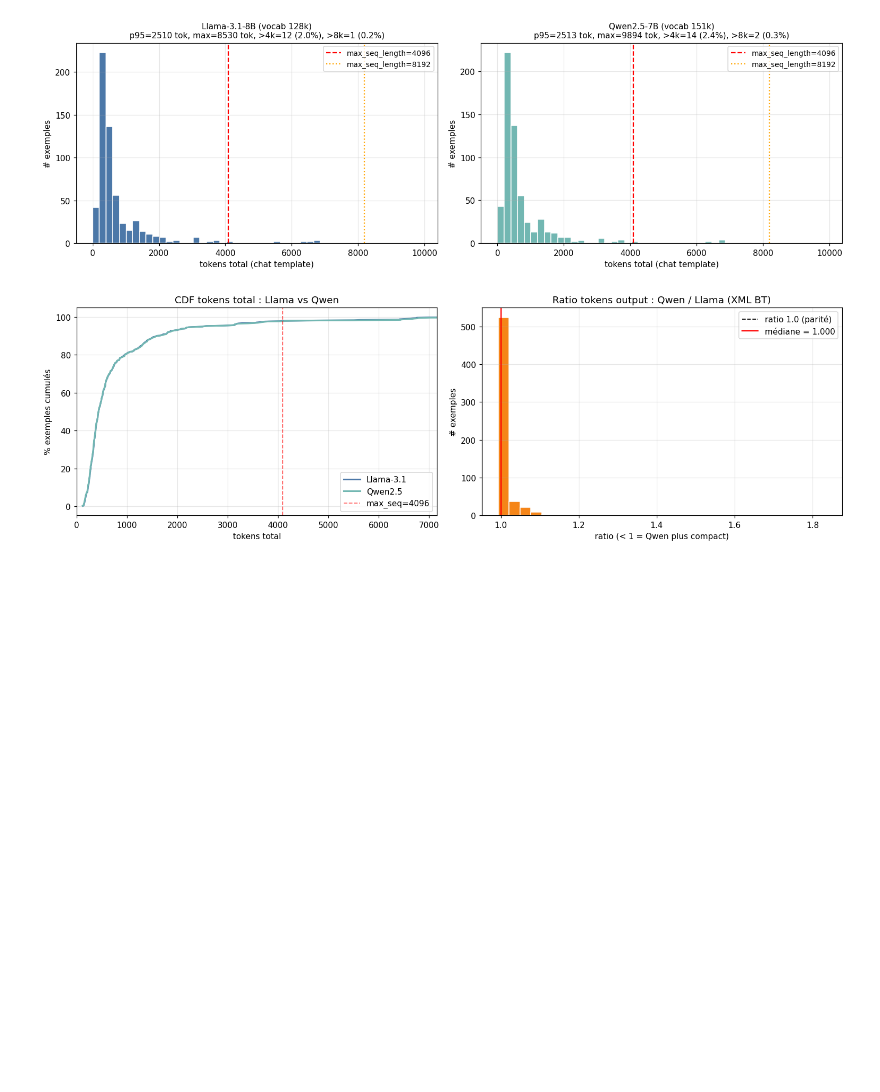
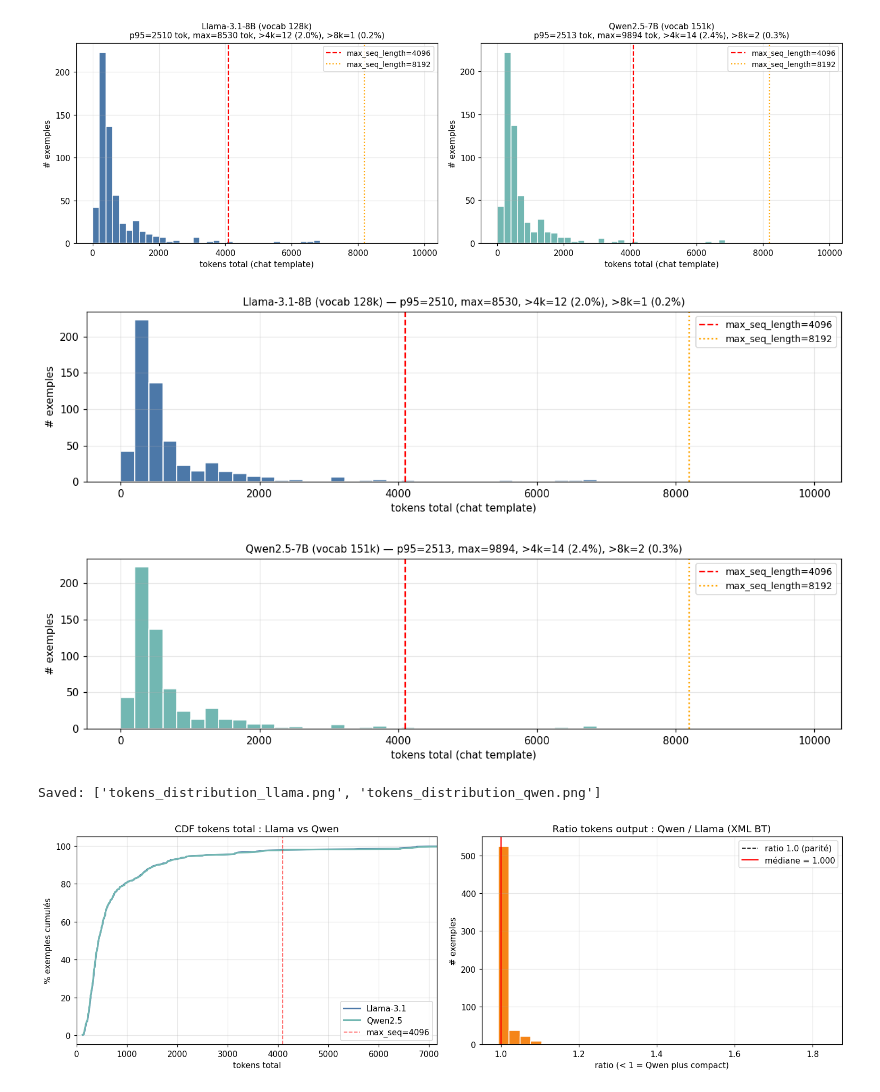
Before and after one commit to BTGenTP/BTGenBot_Nav4Rails, a Jupyter notebook: notebooks/eda_BT_synthesis_Benjamin.ipynb, the cells around one changed output. Cells and saved outputs as stored; diff of their text form; code cells hidden in the pictures; blank space fills up the shorter version.

```diff
--- a/notebooks/eda_BT_synthesis_Benjamin.ipynb
+++ b/notebooks/eda_BT_synthesis_Benjamin.ipynb
@@ -781,6 +808,34 @@ plt.savefig(FIGS_DIR / 'tokens_distribution.png')
 plt.show()
 # %% [output]
 [figure]
+# %%
+# 4.4bis — Tokens : aussi 2 PNG séparés (1 par tokenizer) pour layout vertical en slide
+for label, color, name, fname in [
+    ('llama', COLOR_PRIMARY,   'Llama-3.1-8B (vocab 128k)', 'tokens_distribution_llama.png'),
+    ('qwen',  COLOR_SECONDARY, 'Qwen2.5-7B (vocab 151k)',   'tokens_distribution_qwen.png'),
+]:
+    s = df[f'tok_{label}_total']
+    fig, ax = plt.subplots(figsize=(11, 3.2))
+    ax.hist(s, bins=BINS, color=color, edgecolor='white')
+    ax.axvline(4096, color='red', linestyle='--', linewidth=1.5, label='max_seq_length=4096')
+    ax.axvline(8192, color='orange', linestyle=':', linewidth=1.5, label='max_seq_length=8192')
+    n_trunc_4k = (s > 4096).sum()
+    n_trunc_8k = (s > 8192).sum()
+    ax.set_title(f'{name} — p95={int(s.quantile(0.95))}, max={int(s.max())}, '
+                 f'>4k={n_trunc_4k} ({100*n_trunc_4k/len(s):.1f}%), '
+                 f'>8k={n_trunc_8k} ({100*n_trunc_8k/len(s):.1f}%)', fontsize=10)
+    ax.set_xlabel('tokens total (chat template)')
+    ax.set_ylabel('# exemples')
+    ax.grid(alpha=0.3)
+    ax.legend(loc='upper right', fontsize=9)
+    plt.tight_layout()
+    plt.savefig(FIGS_DIR / fname)
+    plt.show()
+print('Saved:', sorted(f.name for f in FIGS_DIR.glob('tokens_distribution_*.png')))
+# %% [output]
+[figure, added]
+[figure, added]
+Saved: ['tokens_distribution_llama.png', 'tokens_distribution_qwen.png']
 # %%
 # 4.5 — Comparaison directe Llama vs Qwen sur même graphique (CDF) + ratio compression
 fig, axes = plt.subplots(1, 2, figsize=(14, 4.5))
```
Also changed, not shown: parts of 2 cells of this notebook, 5 other files.
